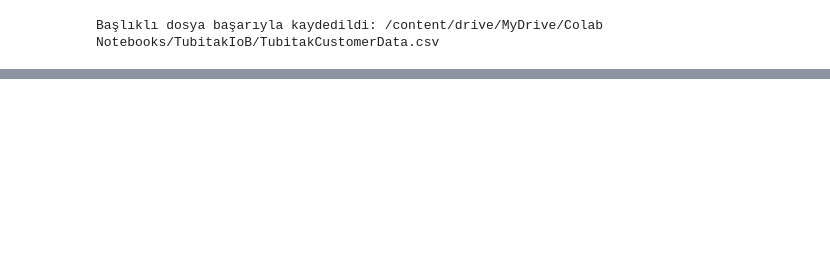
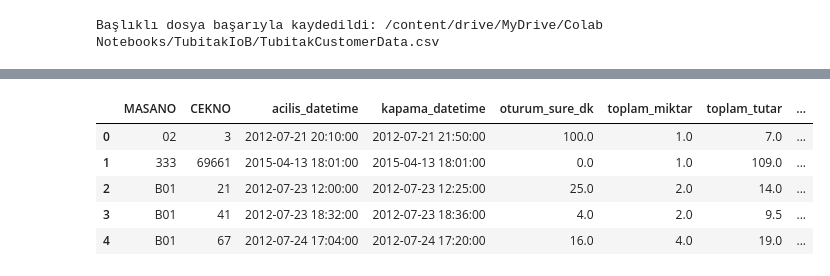
Before and after one commit to busragmsy/IoBDataAnalysis, a Jupyter notebook: data-cleaning.ipynb, the cells around one changed output, grey strips where cells are left out. Cells and saved outputs as stored; diff of their text form; code cells hidden in the pictures; blank space fills up the shorter version.

```diff
--- a/data-cleaning.ipynb
+++ b/data-cleaning.ipynb
@@ -208,44 +225,63 @@ Başlık eklendikten sonra ilk 5 satır:
 Başlıklı dosya başarıyla kaydedildi: /content/drive/MyDrive/Colab Notebooks/TubitakIoB/TubitakCustomerData.csv
 # %%
 import pandas as pd
+import os
 
-file_path = '/content/drive/MyDrive/Colab Notebooks/TubitakIoB/CustomerData.csv'
+file_path = os.path.join('Veriler', 'CustomerData.csv')
 
-# 1. CSV dosyasını yükle
+# 1. CSV'yi yükle
 df = pd.read_csv(file_path)
 
-# 2. Tarih-saat sütunlarını datetime formatına çevir
+# 2. Tarih-saat sütunlarını datetime'a çevir
 df['acilis_datetime'] = pd.to_datetime(
-    df['ACILIS_TARIHI'].astype(str) + ' ' + df['ACILIS_SAATI'].astype(str),
+    df['ACILIS_TARIHI'].astype(str).str[:10] + ' ' + df['ACILIS_SAATI'].astype(str),
+    errors='coerce'
+)
+df['kapama_datetime'] = pd.to_datetime(
+    df['ACILIS_TARIHI'].astype(str).str[:10] + ' ' + df['KAPAMA_SAATI'].astype(str),
     errors='coerce'
 )
 
-df['kapama_datetime'] = pd.to_datetime(
-    df['ACILIS_TARIHI'].astype(str) + ' ' + df['KAPAMA_SAATI'].astype(str),
-    errors='coerce'
+# Kapanış saati açılıştan küçükse gece yarısını geçmiş demektir → +1 gün
+mask_overnight = df['kapama_datetime'] < df['acilis_datetime']
+df.loc[mask_overnight, 'kapama_datetime'] += pd.Timedelta(days=1)
+
+# Oturum süresi (dakika)
+df['oturum_sure_dk'] = (df['kapama_datetime'] - df['acilis_datetime']).dt.total_seconds() / 60
+
+# 3. Gruplama: MASANO + CEKNO + oturum bazında özet
+df_grup = df.groupby(['MASANO', 'CEKNO', 'acilis_datetime', 'kapama_datetime', 'oturum_sure_dk']).agg(
+    toplam_miktar  = ('MIKTAR',    'sum'),
+    toplam_tutar   = ('SATIS_FIYATI', 'sum'),
+    urun_sayisi    = ('STOKADI',   'nunique'),
+    urun_listesi   = ('STOKADI',   lambda x: list(x.unique())),
+).reset_index()
+
+# 4. Masa grupları (masa numarasına göre kategori)
+df_grup['masa_grup'] = df_grup['MASANO'].astype(str).str.upper().apply(
+    lambda x: 'VIP' if x.startswith('V') else ('Bahçe' if x.startswith('B') else 'İç Salon')
 )
 
-# Oturum süresi hesapla (dakika cinsinden)
-df['oturum_sure_dk'] = (df['kapama_datetime'] - df['acilis_datetime']).dt.total_seconds() / 60
+# 5. Zaman özellikleri
+df_grup['tarih']       = df_grup['acilis_datetime'].dt.date
+df_grup['saat']        = df_grup['acilis_datetime'].dt.hour
+df_grup['gun_adi']     = df_grup['acilis_datetime'].dt.day_name()
+df_grup['ay']          = df_grup['acilis_datetime'].dt.month
+df_grup['yil']         = df_grup['acilis_datetime'].dt.year
+df_grup['hafta_no']    = df_grup['acilis_datetime'].dt.isocalendar().week.astype(int)
 
-# 3. Gruplama: MASANO + CEKNO bazında özetle
-df_grup = df.groupby(['MASANO', 'CEKNO', 'acilis_datetime', 'kapama_datetime', 'oturum_sure_dk']).agg(
-    toplam_miktar=('MIKTAR', 'sum'),           # Tüm ürünlerin toplam miktarı
-    toplam_tutar=('SATIS_FIYATI', 'sum'),      # Oturumun toplam satış tutarı
-    urun_listesi=('STOKADI', lambda x: list(x.unique())),  # Oturumdaki benzersiz ürün isimleri (liste)
-    ilk_siparis_zamani=('TARIH', 'min')        # Oturumdaki ilk sipariş zamanı (opsiyonel)
-).reset_index()
+# Hava verisi ile birleştirme anahtarı (saat başı yuvarla)
+df_grup['merge_saati'] = df_grup['acilis_datetime'].dt.floor('h')
 
-# 4. Hava verisiyle birleştirmek için yuvarlanmış saat ekle
-# (Açılış saatini saat başı yuvarla – hava verisi saatlik olduğu için)
-df_grup['merge_saati'] = df_grup['acilis_datetime'].dt.floor('H')
-
-# 5. Sonucu yeni bir CSV olarak kaydet
-output_path = '/content/drive/MyDrive/Colab Notebooks/TubitakIoB/grup_oturum_bazli_tubitak.csv'
+# 6. Kaydet
+output_path = os.path.join('Veriler', 'grup_oturum_bazli_tubitak.csv')
 df_grup.to_csv(output_path, index=False, encoding='utf-8-sig')
 
-print("Gruplama tamamlandı!")
-print("Yeni dosya: grup_oturum_bazli_tubitak.csv")
-print("\nİlk 5 satır örnek:")
-print(df_grup.head())
+print(f"✓ Gruplama tamamlandı! {len(df_grup):,} oturum kaydedildi → {output_path}")
+print(f"\nMasa grupları dağılımı:")
+print(df_grup['masa_grup'].value_counts())
+print(f"\nYıl dağılımı:")
+print(df_grup['yil'].value_counts().sort_index())
+print(f"\nİlk 5 satır:")
+display(df_grup.head())
 # %% [output]
@@ -268,0 +305,6 @@ Yeni dosya: grup_oturum_bazli_tubitak.csv
+|  | MASANO | CEKNO | acilis_datetime | kapama_datetime | oturum_sure_dk | toplam_miktar | toplam_tutar | ... |
+| 0 | 02 | 3 | 2012-07-21 20:10:00 | 2012-07-21 21:50:00 | 100.0 | 1.0 | 7.0 | ... |
+| 1 | 333 | 69661 | 2015-04-13 18:01:00 | 2015-04-13 18:01:00 | 0.0 | 1.0 | 109.0 | ... |
+| 2 | B01 | 21 | 2012-07-23 12:00:00 | 2012-07-23 12:25:00 | 25.0 | 2.0 | 14.0 | ... |
+| 3 | B01 | 41 | 2012-07-23 18:32:00 | 2012-07-23 18:36:00 | 4.0 | 2.0 | 9.5 | ... |
+| 4 | B01 | 67 | 2012-07-24 17:04:00 | 2012-07-24 17:20:00 | 16.0 | 4.0 | 19.0 | ... |
```
Also changed, not shown: parts of 4 cells of this notebook.
